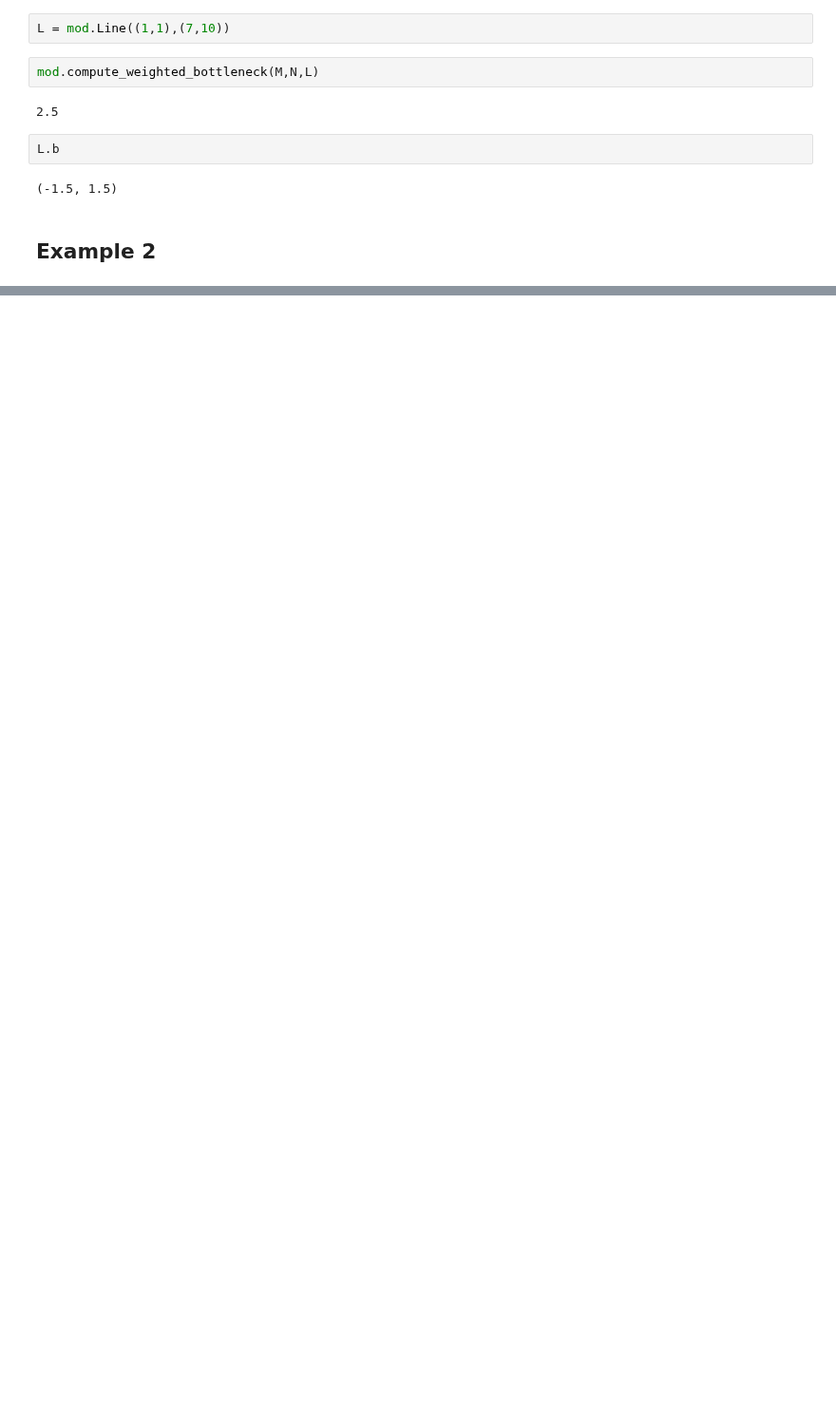
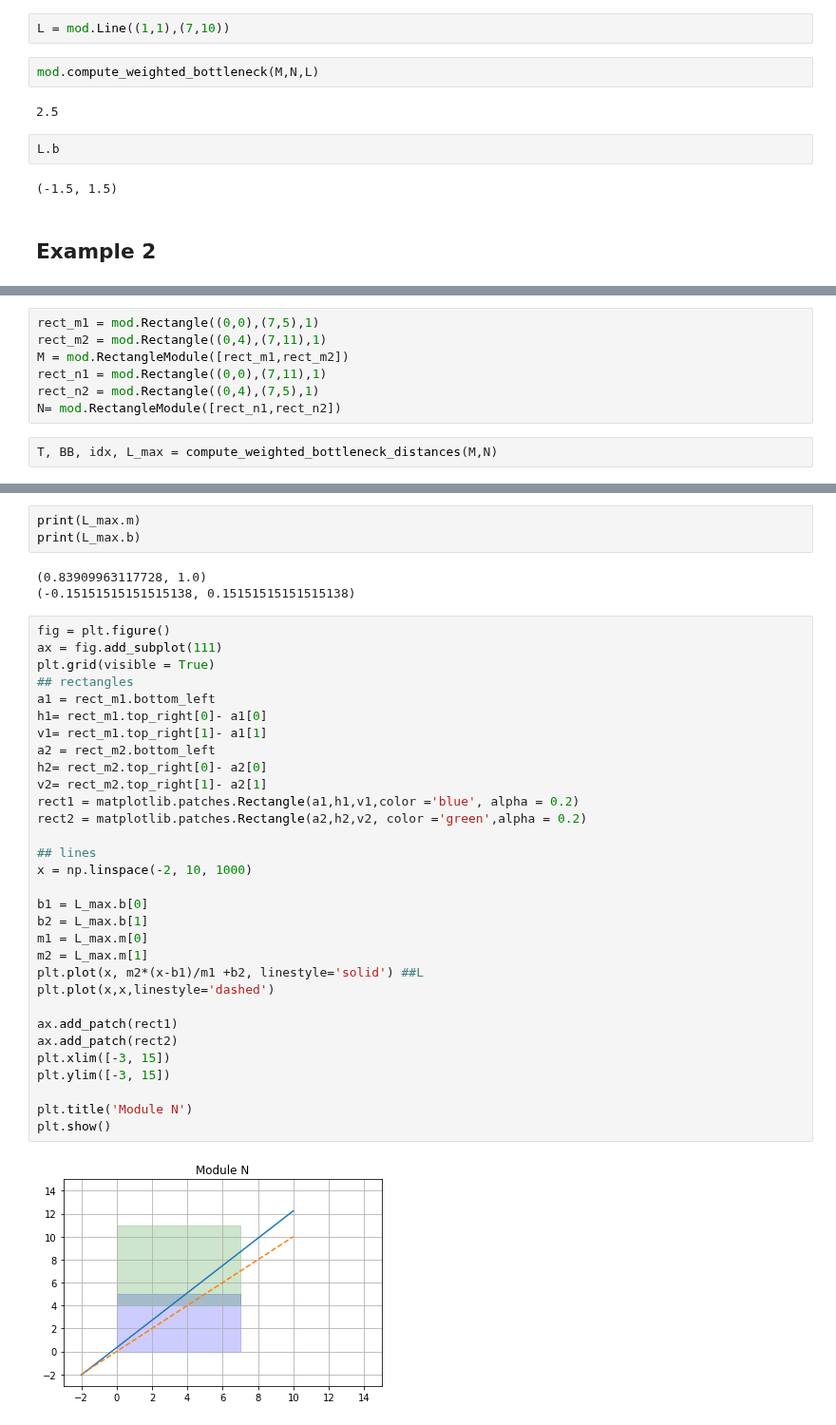
Before and after one commit to asilata/matching-distance-code, a Jupyter notebook: Notebooks/Counter_example.ipynb, the cells around one changed output, grey strips where cells are left out. Shown at 95% size. Drawn from its saved outputs; the diff is of its cells as text; blank space fills up the shorter version.

```diff
--- a/Notebooks/Counter_example.ipynb
+++ b/Notebooks/Counter_example.ipynb
@@ -298,0 +355,9 @@ TypeError: 'float' object is not subscriptable
+# %%
+rect_m1 = mod.Rectangle((0,0),(7,5),1)
+rect_m2 = mod.Rectangle((0,4),(7,11),1)
+M = mod.RectangleModule([rect_m1,rect_m2])
+rect_n1 = mod.Rectangle((0,0),(7,11),1)
+rect_n2 = mod.Rectangle((0,4),(7,5),1)
+N= mod.RectangleModule([rect_n1,rect_n2])
+# %%
+T, BB, idx, L_max = compute_weighted_bottleneck_distances(M,N)
@@ -298,0 +372,39 @@ TypeError: 'float' object is not subscriptable
+# %%
+print(L_max.m)
+print(L_max.b)
+# %% [output]
+(0.83909963117728, 1.0)
+(-0.15151515151515138, 0.15151515151515138)
+# %%
+fig = plt.figure()
+ax = fig.add_subplot(111)
+plt.grid(visible = True)
+## rectangles
+a1 = rect_m1.bottom_left
+h1= rect_m1.top_right[0]- a1[0]
+v1= rect_m1.top_right[1]- a1[1]
+a2 = rect_m2.bottom_left
+h2= rect_m2.top_right[0]- a2[0]
+v2= rect_m2.top_right[1]- a2[1]
+rect1 = matplotlib.patches.Rectangle(a1,h1,v1,color ='blue', alpha = 0.2)
+rect2 = matplotlib.patches.Rectangle(a2,h2,v2, color ='green',alpha = 0.2)
+
+## lines
+x = np.linspace(-2, 10, 1000)
+
+b1 = L_max.b[0]
+b2 = L_max.b[1]
+m1 = L_max.m[0]
+m2 = L_max.m[1]
+plt.plot(x, m2*(x-b1)/m1 +b2, linestyle='solid') ##L
+plt.plot(x,x,linestyle='dashed')
+
+ax.add_patch(rect1)
+ax.add_patch(rect2)
+plt.xlim([-3, 15])
+plt.ylim([-3, 15])
+
+plt.title('Module N')
+plt.show()
+# %% [output]
+[figure, added]
```
Also changed, not shown: parts of 9 cells of this notebook.
